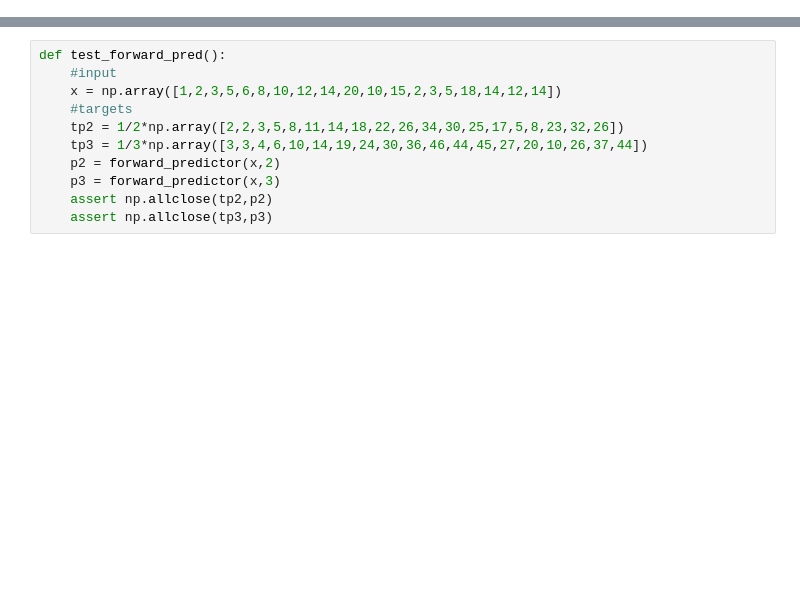
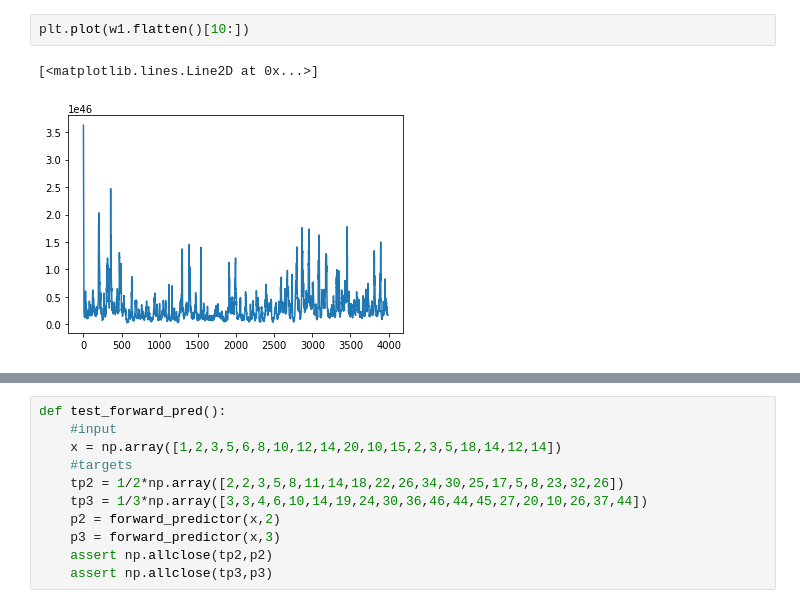
Before and after one commit to AGPlested/ASCAM, a Jupyter notebook: Chung-Kennedy.ipynb, the cells around one changed output, grey strips where cells are left out. Cells and saved outputs as stored; diff of their text form; blank space fills up the shorter version.

```diff
--- a/Chung-Kennedy.ipynb
+++ b/Chung-Kennedy.ipynb
@@ -42,3 +247,8 @@ def calculate_forward_weights(data, M, forward_prediction, p):
+# %%
+plt.plot(w1.flatten()[10:])
+# %% [output]
+[<matplotlib.lines.Line2D at 0x...>]
+[figure, added]
 # %%
 def calculate_backward_weights(data, M, backward_prediction, p):
     """
```
Also changed, not shown: parts of 41 cells of this notebook, 5 other files.
